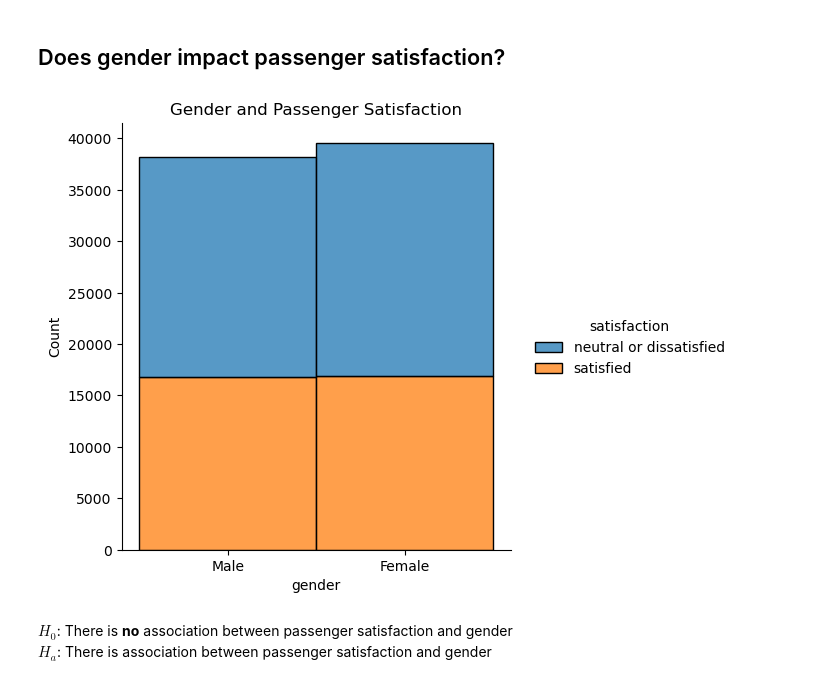
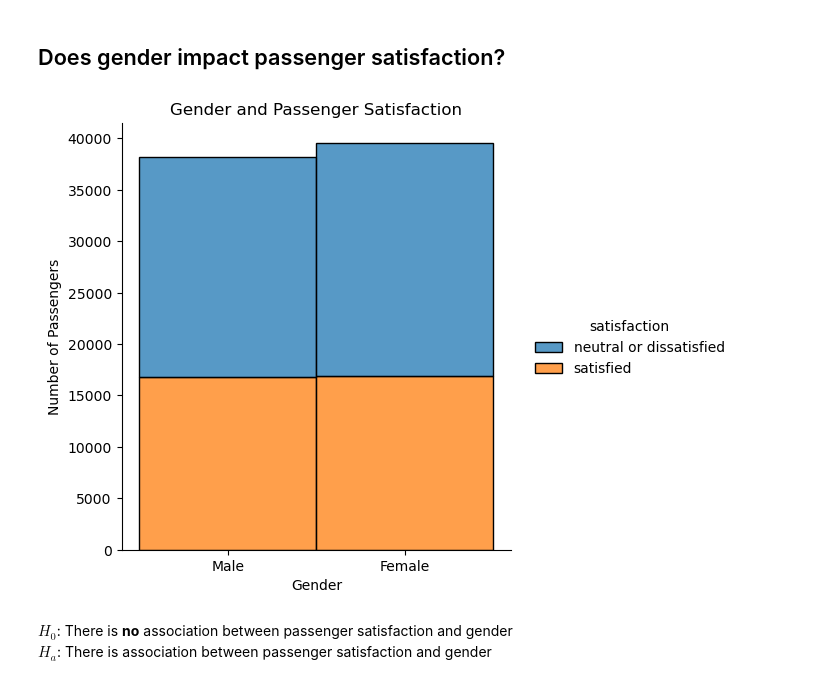
Before and after one commit to manuel-salazar1/individual_project, a Jupyter notebook: final.ipynb, the cells around one changed output. Cells and saved outputs as stored; diff of their text form; code cells hidden in the pictures.

```diff
--- a/final.ipynb
+++ b/final.ipynb
@@ -151,10 +138,12 @@ We reject the hypothesis
 # %%
 # Plotting gender compared to passenger satisfaction
 sns.displot(data=train, x='gender', hue='satisfaction', multiple='stack')
 plt.title('Gender and Passenger Satisfaction')
+plt.xlabel('Gender')
+plt.ylabel('Number of Passengers')
 plt.show()
 # %% [output]
-[figure, old version]
+[figure, new version]
 # %% [markdown]
 $H_0$: There is **no** association between passenger satisfaction and gender
 $H_a$: There is association between passenger satisfaction and gender
```
Also changed, not shown: parts of 11 cells of this notebook, 1 other file.
